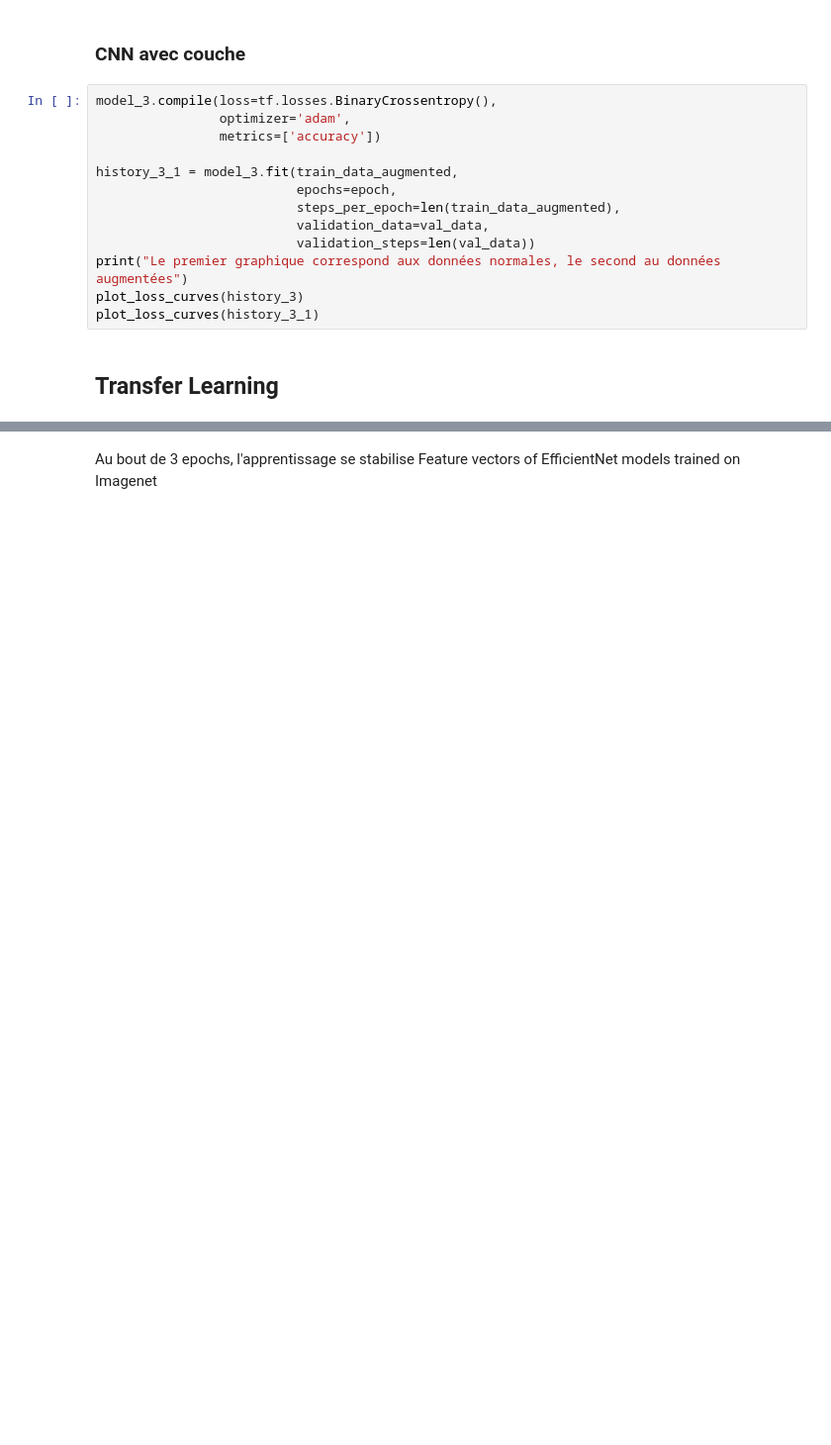
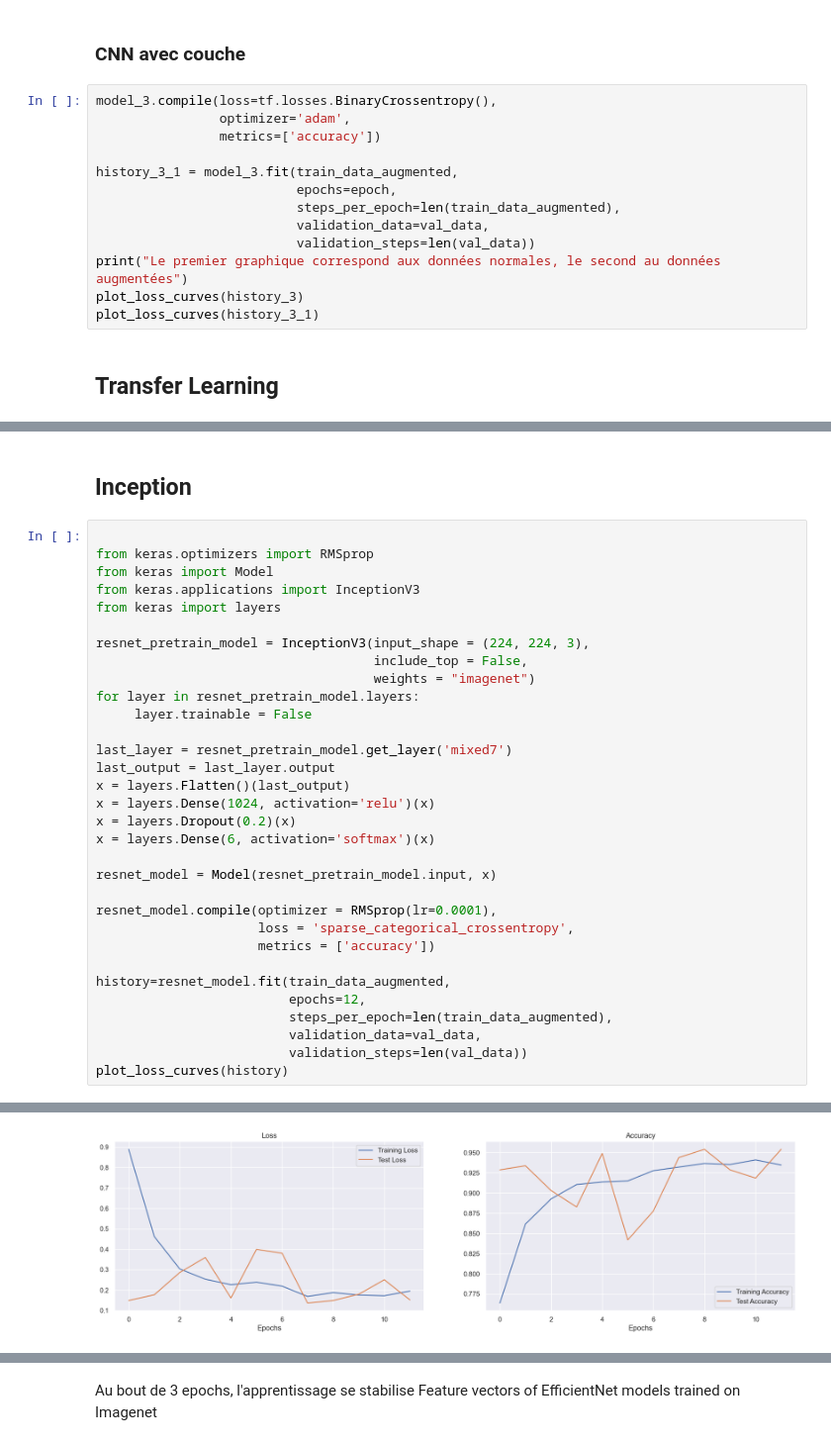
Before and after one commit to baudu69/TransferLearning, a Jupyter notebook: cnn.ipynb, the cells around one changed output, grey strips where cells are left out. Shown: that part at 99% size. Drawn from its saved outputs; the diff is of its cells as text; blank space fills up the shorter version.

```diff
--- a/cnn.ipynb
+++ b/cnn.ipynb
@@ -288,0 +296,35 @@ KeyboardInterrupt
+# %% [markdown]
+## Inception
+# %%
+
+from keras.optimizers import RMSprop
+from keras import Model
+from keras.applications import InceptionV3
+from keras import layers
+
+resnet_pretrain_model = InceptionV3(input_shape = (224, 224, 3),
+                                    include_top = False,
+                                    weights = "imagenet")
+for layer in resnet_pretrain_model.layers:
+     layer.trainable = False
+
+last_layer = resnet_pretrain_model.get_layer('mixed7')
+last_output = last_layer.output
+x = layers.Flatten()(last_output)
+x = layers.Dense(1024, activation='relu')(x)
+x = layers.Dropout(0.2)(x)
+x = layers.Dense(6, activation='softmax')(x)
+
+resnet_model = Model(resnet_pretrain_model.input, x)
+
+resnet_model.compile(optimizer = RMSprop(lr=0.0001),
+                     loss = 'sparse_categorical_crossentropy',
+                     metrics = ['accuracy'])
+
+history=resnet_model.fit(train_data_augmented,
+                         epochs=12,
+                         steps_per_epoch=len(train_data_augmented),
+                         validation_data=val_data,
+                         validation_steps=len(val_data))
+plot_loss_curves(history)
+# %% [output]
@@ -288,0 +348 @@ KeyboardInterrupt
+[figure, added]
```
Also changed, not shown: parts of 17 cells of this notebook, 1 other file.
